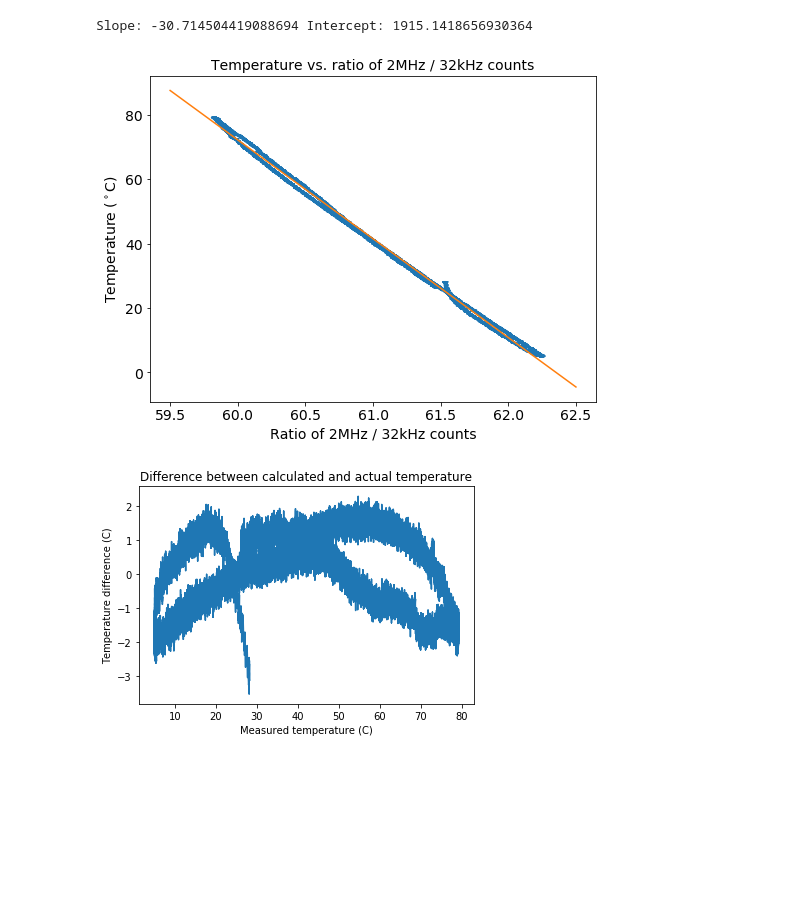
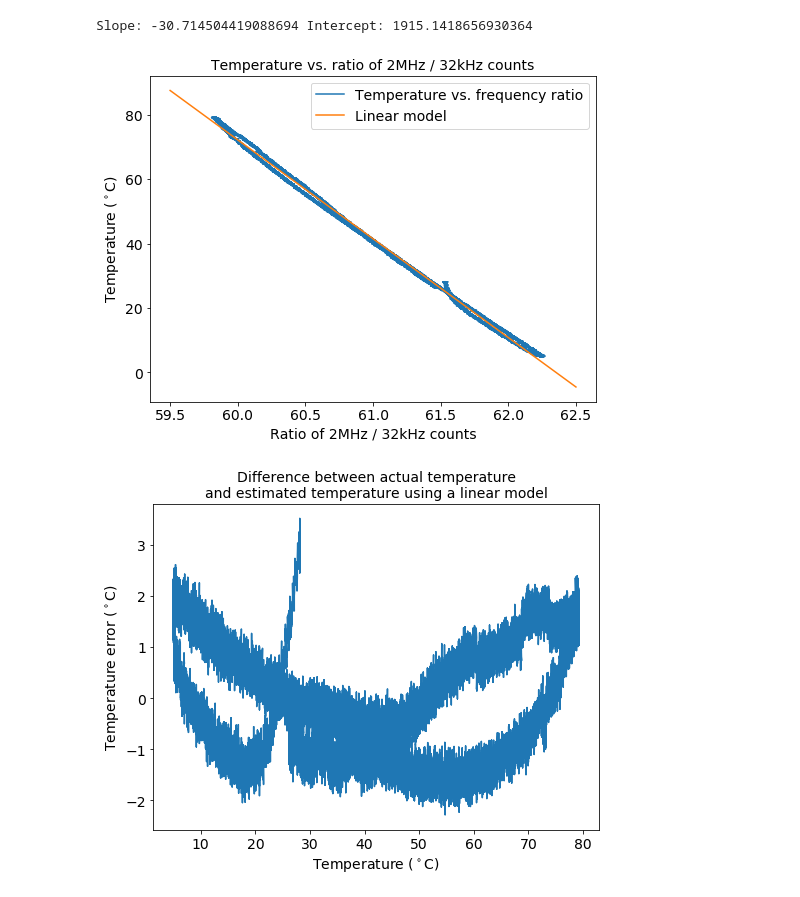
Before and after one commit to cwdao/scum-test-code, a Jupyter notebook: scum/counter_temp/2M_32k_counter_temp.ipynb, the cells around one changed output. Drawn from its saved outputs; the diff is of its cells as text; code cells hidden in the pictures; blank space fills up the shorter version.

Commit message:
Add ratio temp error plot

```diff
--- a/scum/counter_temp/2M_32k_counter_temp.ipynb
+++ b/scum/counter_temp/2M_32k_counter_temp.ipynb
@@ -36,25 +36,30 @@ print('Slope:', slope_ratio, 'Intercept:', intercept_ratio)
 
 x = np.array([59.5, 62.5])
 plt.figure(figsize=(8, 6))
-plt.plot(ratios_2M_32k, temperature)
-plt.plot(x, slope_ratio * x + intercept_ratio)
+plt.plot(ratios_2M_32k, temperature, label='Temperature vs. frequency ratio')
+plt.plot(x, slope_ratio * x + intercept_ratio, label='Linear model')
 plt.title('Temperature vs. ratio of 2MHz / 32kHz counts', fontsize=14)
 plt.xlabel('Ratio of 2MHz / 32kHz counts', fontsize=14)
 plt.xticks(fontsize=14)
 plt.ylabel('Temperature ($^\circ$C)', fontsize=14)
 plt.yticks(fontsize=14)
+plt.legend(fontsize=14)
 plt.savefig('ratio_temp.pdf', bbox_inches='tight')
 plt.show()
 # %% [output]
 Slope: -30.714504419088694 Intercept: 1915.1418656930364
-[figure, old version]
+[figure, new version]
 # %%
-diff = slope_ratio * ratios_2M_32k + intercept_ratio - temperature
+diff = temperature - (slope_ratio * ratios_2M_32k + intercept_ratio)
 
+plt.figure(figsize=(8, 6))
 plt.plot(temperature, diff)
-plt.title('Difference between calculated and actual temperature')
-plt.xlabel('Measured temperature (C)')
-plt.ylabel('Temperature difference (C)')
+plt.title('Difference between actual temperature\nand estimated temperature using a linear model', fontsize=14)
+plt.xlabel('Temperature ($^\circ$C)', fontsize=14)
+plt.xticks(fontsize=14)
+plt.ylabel('Temperature error ($^\circ$C)', fontsize=14)
+plt.yticks(fontsize=14)
+plt.savefig('ratio_temp_error.pdf', bbox_inches='tight')
 plt.show()
 # %% [output]
-[figure, old version]
+[figure, new version]
```
Also changed, not shown: parts of 2 cells of this notebook, 4 other files.
